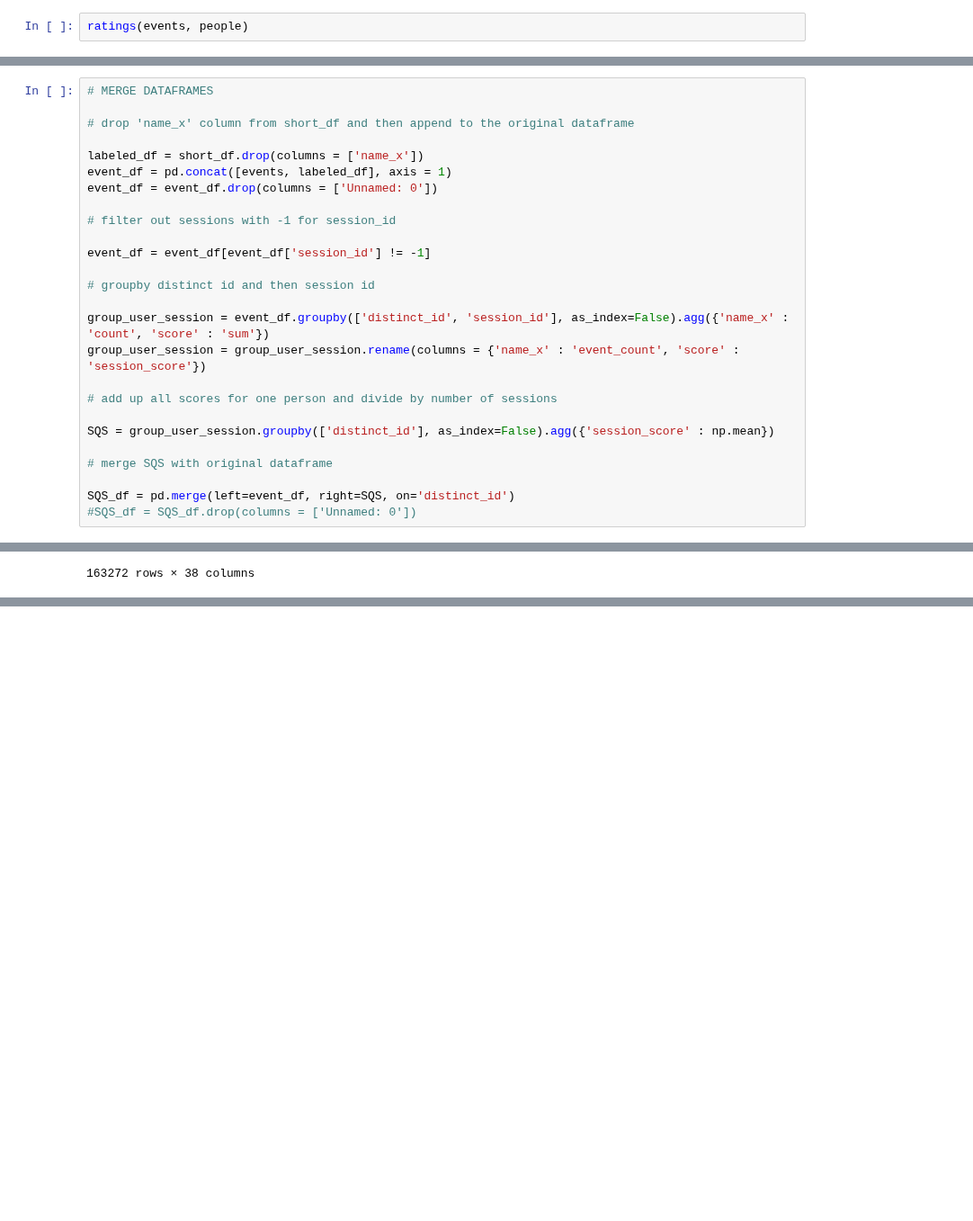
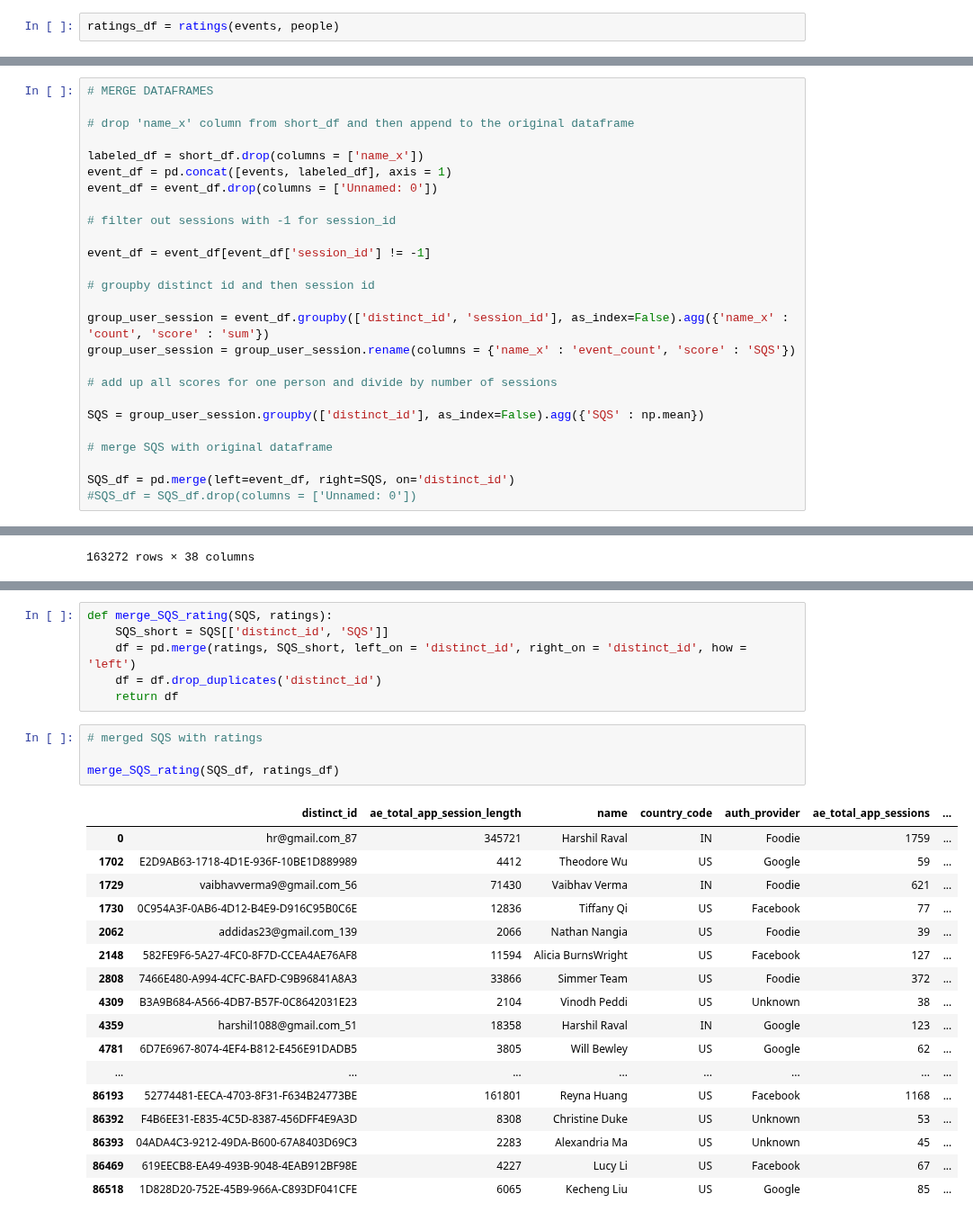
Before and after one commit to prkrishnan1/Simmer_DSS_SP20_Project_1, a Jupyter notebook: Churn_Metrics.ipynb, the cells around one changed output, grey strips where cells are left out. Shown at 90% size. Drawn from its saved outputs; the diff is of its cells as text; blank space fills up the shorter version.

Commit message:
merged SQS and ratings

```diff
--- a/Churn_Metrics.ipynb
+++ b/Churn_Metrics.ipynb
@@ -32,7 +32,7 @@ def ratings(events_df, people_df):
 
     return people_df
 # %%
-ratings(events, people)
+ratings_df = ratings(events, people)
 # %% [output]
 A value is trying to be set on a copy of a slice from a DataFrame.
 Try using .loc[row_indexer,col_indexer] = value instead
@@ -184,11 +167,11 @@ event_df = event_df[event_df['session_id'] != -1]
 # groupby distinct id and then session id
 
 group_user_session = event_df.groupby(['distinct_id', 'session_id'], as_index=False).agg({'name_x' : 'count', 'score' : 'sum'})
-group_user_session = group_user_session.rename(columns = {'name_x' : 'event_count', 'score' : 'session_score'})
+group_user_session = group_user_session.rename(columns = {'name_x' : 'event_count', 'score' : 'SQS'})
 
 # add up all scores for one person and divide by number of sessions
 
-SQS = group_user_session.groupby(['distinct_id'], as_index=False).agg({'session_score' : np.mean})
+SQS = group_user_session.groupby(['distinct_id'], as_index=False).agg({'SQS' : np.mean})
 
 # merge SQS with original dataframe
 
@@ -217,0 +205,28 @@ SQS_df
+# %%
+def merge_SQS_rating(SQS, ratings):
+    SQS_short = SQS[['distinct_id', 'SQS']]
+    df = pd.merge(ratings, SQS_short, left_on = 'distinct_id', right_on = 'distinct_id', how = 'left')
+    df = df.drop_duplicates('distinct_id')
+    return df
+# %%
+# merged SQS with ratings
+
+merge_SQS_rating(SQS_df, ratings_df)
+# %% [output]
+|  | distinct_id | ae_total_app_session_length | name | country_code | auth_provider | ae_total_app_sessions | ... |
+| 0 | hr@gmail.com_87 | 345721 | Harshil Raval | IN | Foodie | 1759 | ... |
+| 1702 | E2D9AB63-1718-4D1E-936F-10BE1D889989 | 4412 | Theodore Wu | US | Google | 59 | ... |
+| 1729 | vaibhavverma9@gmail.com_56 | 71430 | Vaibhav Verma | IN | Foodie | 621 | ... |
+| 1730 | 0C954A3F-0AB6-4D12-B4E9-D916C95B0C6E | 12836 | Tiffany Qi | US | Facebook | 77 | ... |
+| 2062 | addidas23@gmail.com_139 | 2066 | Nathan Nangia | US | Foodie | 39 | ... |
+| 2148 | 582FE9F6-5A27-4FC0-8F7D-CCEA4AE76AF8 | 11594 | Alicia BurnsWright | US | Facebook | 127 | ... |
+| 2808 | 7466E480-A994-4CFC-BAFD-C9B96841A8A3 | 33866 | Simmer Team | US | Foodie | 372 | ... |
+| 4309 | B3A9B684-A566-4DB7-B57F-0C8642031E23 | 2104 | Vinodh Peddi | US | Unknown | 38 | ... |
+| 4359 | harshil1088@gmail.com_51 | 18358 | Harshil Raval | IN | Google | 123 | ... |
+| 4781 | 6D7E6967-8074-4EF4-B812-E456E91DADB5 | 3805 | Will Bewley | US | Google | 62 | ... |
+| ... | ... | ... | ... | ... | ... | ... | ... |
+| 86193 | 52774481-EECA-4703-8F31-F634B24773BE | 161801 | Reyna Huang | US | Facebook | 1168 | ... |
+| 86392 | F4B6EE31-E835-4C5D-8387-456DFF4E9A3D | 8308 | Christine Duke | US | Unknown | 53 | ... |
+| 86393 | 04ADA4C3-9212-49DA-B600-67A8403D69C3 | 2283 | Alexandria Ma | US | Unknown | 45 | ... |
+| 86469 | 619EECB8-EA49-493B-9048-4EAB912BF98E | 4227 | Lucy Li | US | Facebook | 67 | ... |
+| 86518 | 1D828D20-752E-45B9-966A-C893DF041CFE | 6065 | Kecheng Liu | US | Google | 85 | ... |
```
Also changed, not shown: parts of 5 cells of this notebook.
